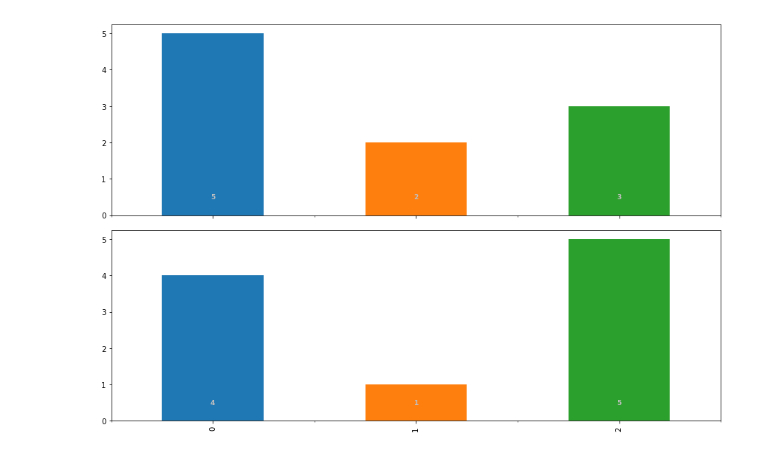
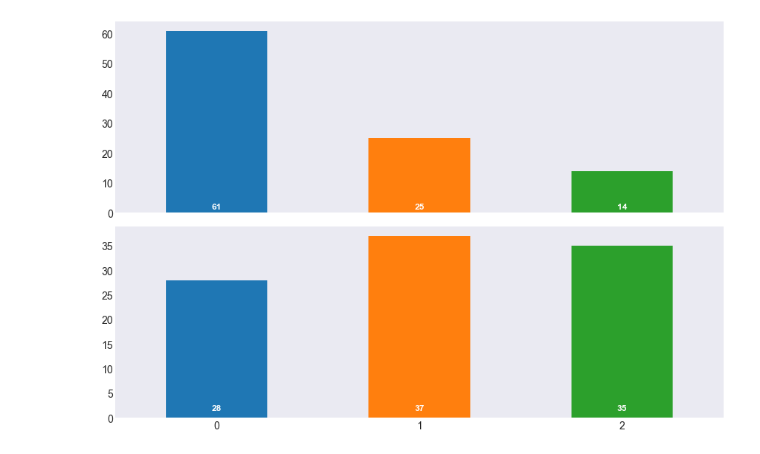
Before and after one commit to qmeeus/auction-optimiser, a Jupyter notebook: Prescriptive analysis.ipynb, the cells around one changed output. Cells and saved outputs as stored; diff of their text form; code cells hidden in the pictures.

```diff
--- a/Prescriptive analysis.ipynb
+++ b/Prescriptive analysis.ipynb
@@ -50,8 +50,8 @@ def import_model(model_name):
     return model
 
 def optimise(row):
-    params = dict(n_iter=1000, tabu_size=10, tolerance=.01, early_stop=5, verbose=False)
-    tabu = TabuSearchAlgorithm(row, "output/AdaBoostClassifier.pkl", **params)
+    params = dict(n_iter=5000, tabu_size=20, tolerance=.01, early_stop=15, verbose=False)
+    tabu = TabuSearchAlgorithm(row, "output/GradientBoostingClassifier.pkl", **params)
     tabu.solve()
     return tabu.best[1]
 
@@ -87,18 +87,29 @@ def make_optimisation(data):
 
     return results
 # %%
-X, y = load_data(10)
+X, y = load_data(100)
 X_optimised = make_optimisation(X)
-model = import_model("output/AdaBoostClassifier.pkl")
+model = import_model("output/GradientBoostingClassifier.pkl")
 y_optimised = model.predict(X_optimised)
 # %%
+sns.set_style('dark')
+
+def label_barchart(ax, fmt="{:.1%}"):
+    text_settings = dict(fontsize=12, fontweight='bold', color="White")
+    rects = ax.patches
+    for i, rect in enumerate(rects):
+        x_pos = rect.get_x() + rect.get_width() / 2
+        label = fmt.format(rect.get_height())
+        ax.text(x_pos, 2, label, ha='center', va='center', **text_settings)
+
 fig, (ax1, ax2) = plt.subplots(2, 1, figsize=(12, 8), sharex=True)
 y.value_counts().sort_index().plot.bar(ax=ax1)
 pd.Series(y_optimised).value_counts().sort_index().plot.bar(ax=ax2)
-ax1.set_xlabel("")
+[ax.set_xlabel("") for ax in (ax1, ax2)]
 label_barchart(ax1, fmt="{:.0f}")
 label_barchart(ax2, fmt="{:.0f}")
+[ax.tick_params(labelrotation=0, labelsize=14) for ax in (ax1, ax2)]
 plt.tight_layout()
 plt.savefig("output/optimisation.png")
 # %% [output]
-[figure, old version]
+[figure, new version]
```
Also changed, not shown: 7 other files.
